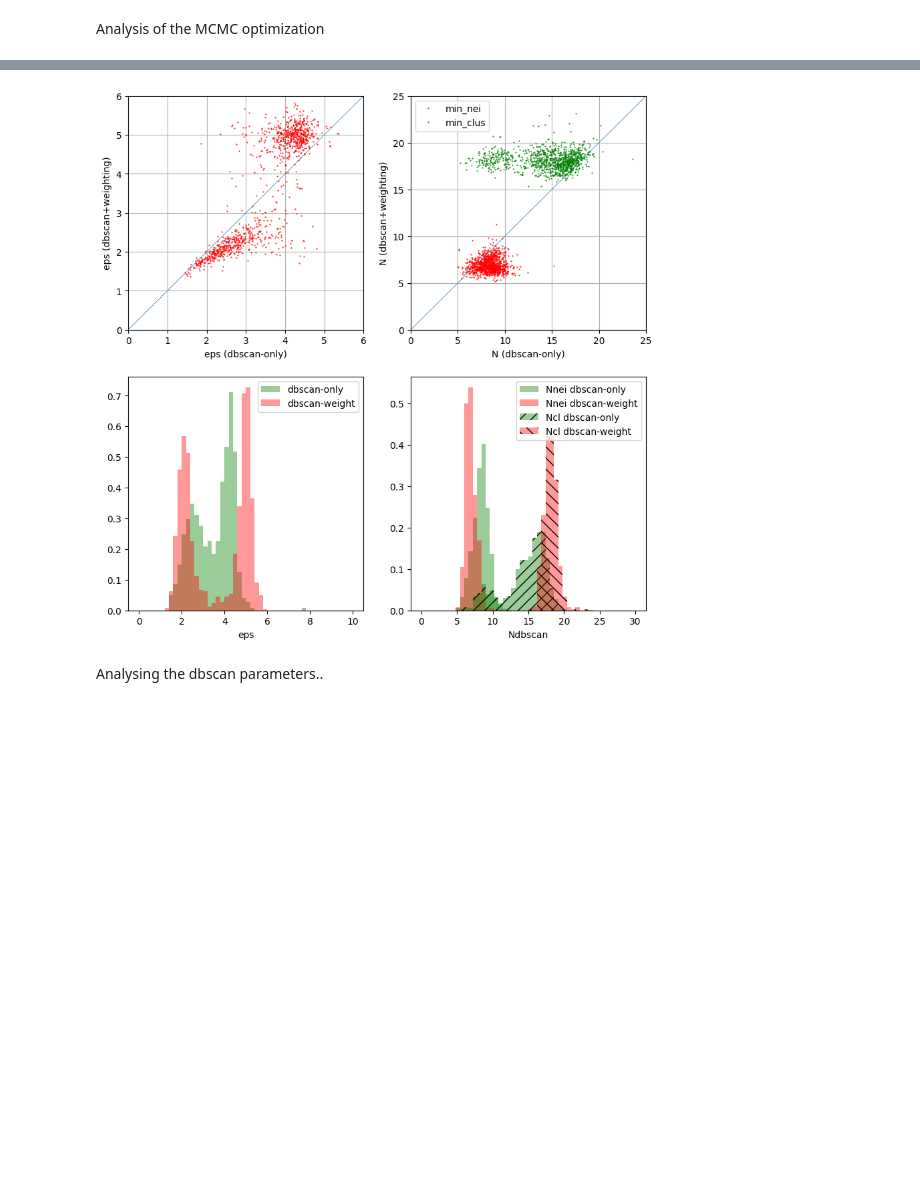
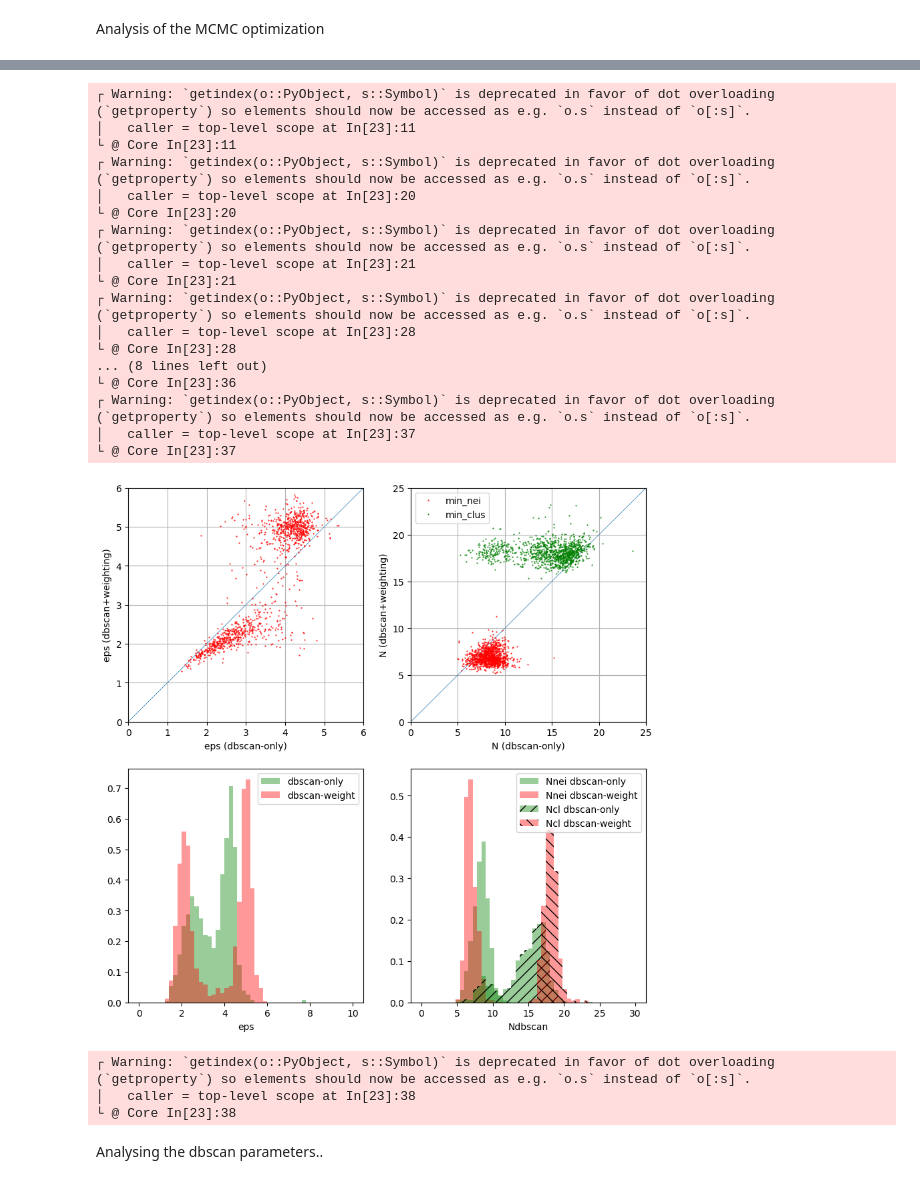
Before and after one commit to bosscha/gaia-shock, a Jupyter notebook: notebooks/extraction/gaiaJulia-analysisMCMC.ipynb, the cells around one changed output, grey strips where cells are left out. Saved outputs shown, nothing was run; the diff lists cells and outputs as text; code cells hidden in the pictures; blank space fills up the shorter version.

```diff
--- a/notebooks/extraction/gaiaJulia-analysisMCMC.ipynb
+++ b/notebooks/extraction/gaiaJulia-analysisMCMC.ipynb
@@ -158,40 +176,61 @@ ax = subplot(221)
 grid("on")
 plot([0.,10.],[0.,10], linewidth = 0.5)
 plot(mcj[:epsm],mcj[:epsm_1] ,".r" , markersize = 1)
-ax[:set_xlim]([0.,6])
+#ax[:set_xlim]([0.,6])
+ax.set_xlim([0.,6])
 ax[:set_ylim]([0.,6])
 xlabel("eps (dbscan-only)")
 ylabel("eps (dbscan+weighting)")
 
 ax = subplot(222)
 grid("on")
 plot([0.,10000.],[0.,10000], linewidth = 0.5)
 plot(mcj[:mneim],mcj[:mneim_1] , ".r" , markersize = 1, label="min_nei")
 plot(mcj[:mclm],mcj[:mclm_1] ,  ".g" , markersize = 1 , label="min_clus")
 ax[:set_xlim]([0.,25])
 ax[:set_ylim]([0.,25])
 legend(loc="upper left")
 xlabel("N (dbscan-only)")
 ylabel("N (dbscan+weighting)")
 
 ax = subplot(223)
 nbins = 50
 h = plt[:hist](mcj[:epsm],nbins,range = [0.,10.], color = "g", alpha=0.4 , label = "dbscan-only",density=true)
 h = plt[:hist](mcj[:epsm_1],nbins,range = [0., 10.] , color = "r", alpha=0.4 , label = "dbscan-weight",density=true)
 legend()
 xlabel("eps")
 
 ax = subplot(224)
 nbins = 50
 h = plt[:hist](mcj[:mneim],nbins, range = [0,30],  color = "g", alpha=0.4 , label = "Nnei dbscan-only",density=true)
 h = plt[:hist](mcj[:mneim_1],nbins, range = [0,30], color = "r", alpha=0.4 , label = "Nnei dbscan-weight",density=true)
 h = plt[:hist](mcj[:mclm],nbins, range = [0,30], color = "g", hatch="//", alpha=0.4 , label = "Ncl dbscan-only",density=true)
 h = plt[:hist](mcj[:mclm_1],nbins, range = [0,30], color = "r", hatch="\\\\", alpha=0.4 , label = "Ncl dbscan-weight",density=true)
 legend(loc="upper right")
 xlabel("Ndbscan")
 show()
 # %% [output]
+┌ Warning: `getindex(o::PyObject, s::Symbol)` is deprecated in favor of dot overloading (`getproperty`) so elements should now be accessed as e.g. `o.s` instead of `o[:s]`.
+│   caller = top-level scope at In[23]:11
+└ @ Core In[23]:11
+┌ Warning: `getindex(o::PyObject, s::Symbol)` is deprecated in favor of dot overloading (`getproperty`) so elements should now be accessed as e.g. `o.s` instead of `o[:s]`.
+│   caller = top-level scope at In[23]:20
+└ @ Core In[23]:20
+┌ Warning: `getindex(o::PyObject, s::Symbol)` is deprecated in favor of dot overloading (`getproperty`) so elements should now be accessed as e.g. `o.s` instead of `o[:s]`.
+│   caller = top-level scope at In[23]:21
+└ @ Core In[23]:21
+┌ Warning: `getindex(o::PyObject, s::Symbol)` is deprecated in favor of dot overloading (`getproperty`) so elements should now be accessed as e.g. `o.s` instead of `o[:s]`.
+│   caller = top-level scope at In[23]:28
+└ @ Core In[23]:28
+... (8 lines left out)
+└ @ Core In[23]:36
+┌ Warning: `getindex(o::PyObject, s::Symbol)` is deprecated in favor of dot overloading (`getproperty`) so elements should now be accessed as e.g. `o.s` instead of `o[:s]`.
+│   caller = top-level scope at In[23]:37
+└ @ Core In[23]:37
-[figure, old version]
+[figure, new version]
+┌ Warning: `getindex(o::PyObject, s::Symbol)` is deprecated in favor of dot overloading (`getproperty`) so elements should now be accessed as e.g. `o.s` instead of `o[:s]`.
+│   caller = top-level scope at In[23]:38
+└ @ Core In[23]:38
 # %% [markdown]
 Analysing the dbscan parameters..
 # %%
```
Also changed, not shown: parts of 13 cells of this notebook, 1 other file.
